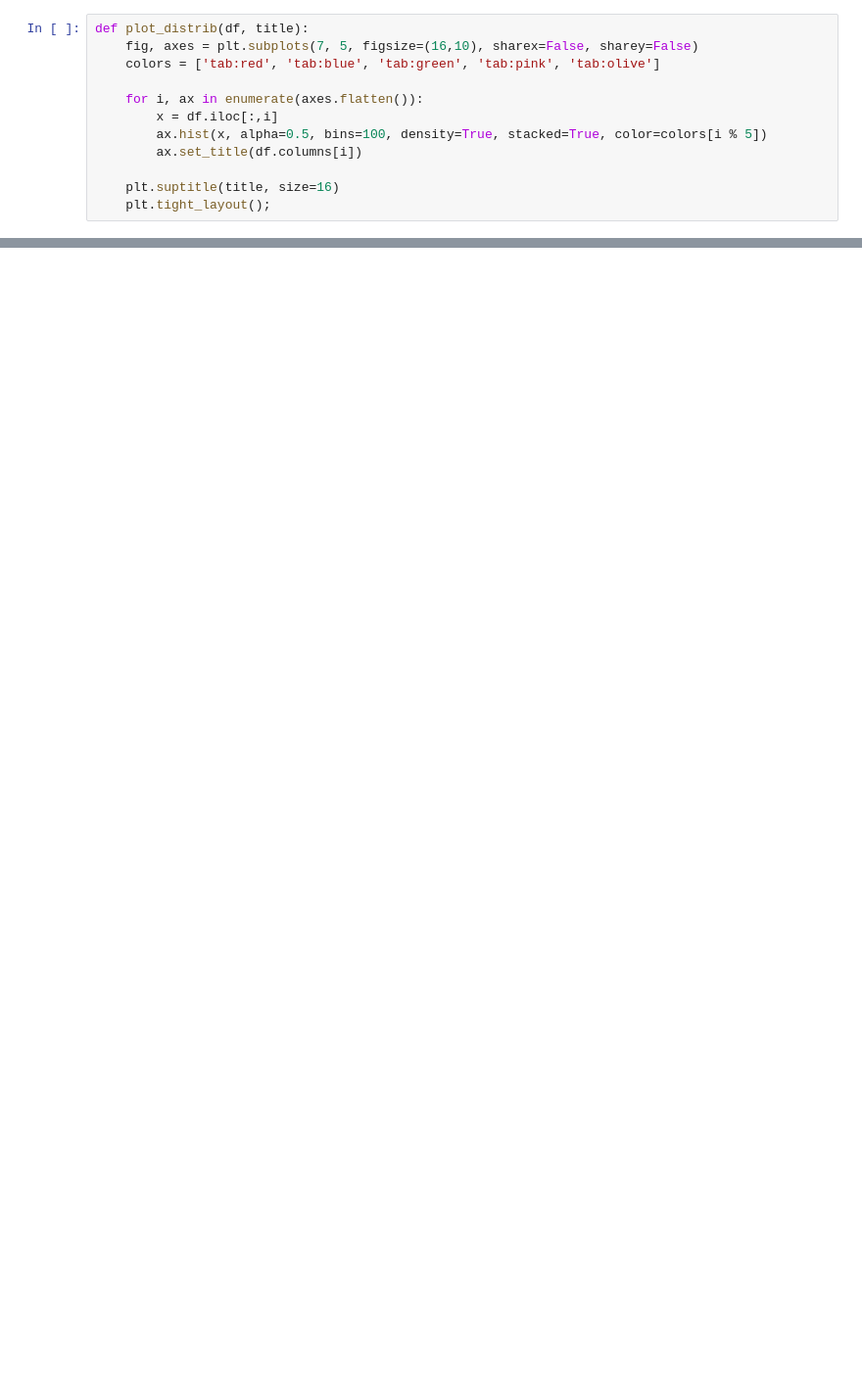
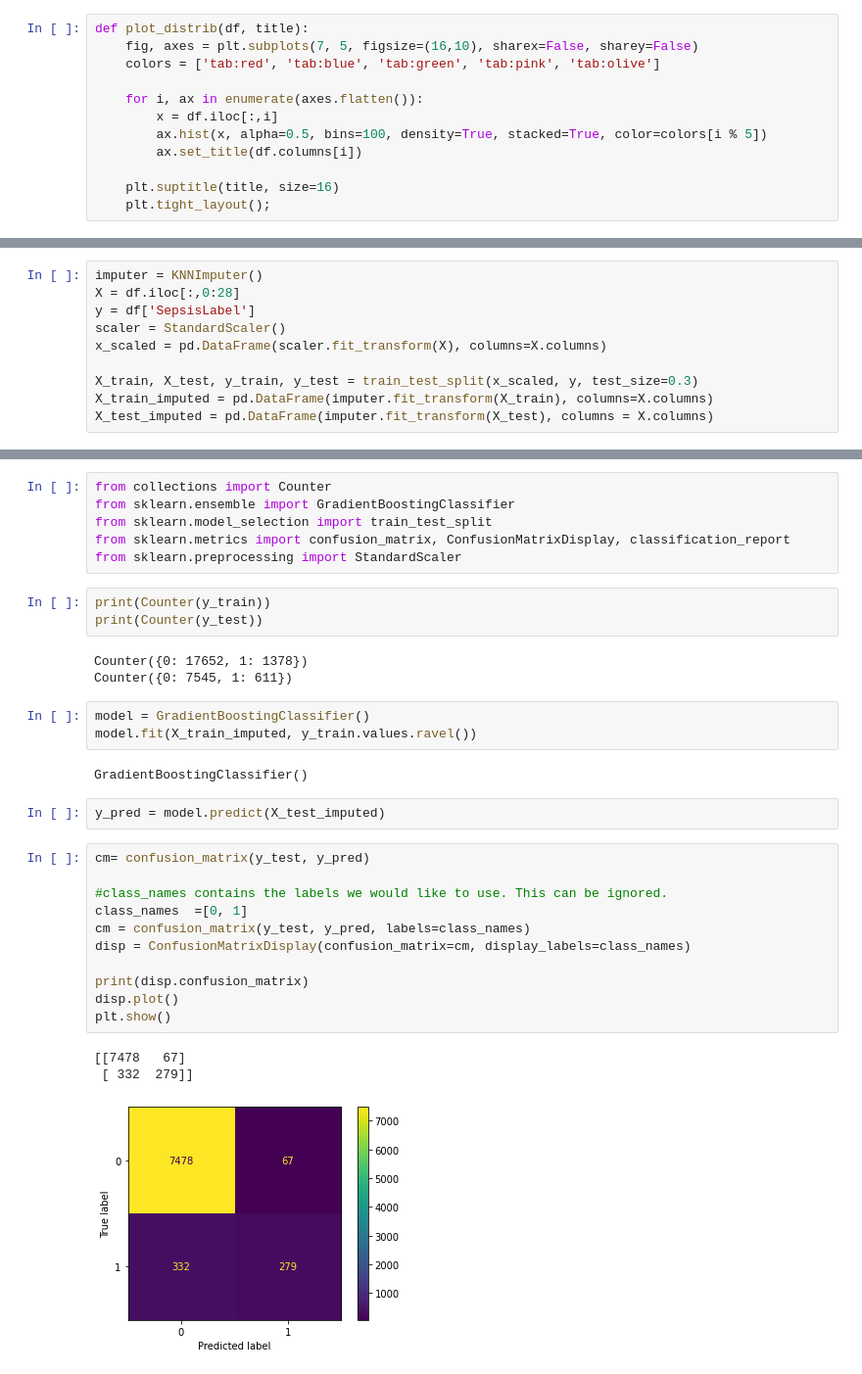
Before and after one commit to eddie8615/ml_bioinfo_hi, a Jupyter notebook: assignment/k21134342_ML_assignment.ipynb, the cells around one changed output, grey strips where cells are left out. Shown: that part at 98% size. Drawn from its saved outputs; the diff is of its cells as text; blank space fills up the shorter version.

```diff
--- a/assignment/k21134342_ML_assignment.ipynb
+++ b/assignment/k21134342_ML_assignment.ipynb
@@ -370,0 +341,10 @@ model = GradientBoostingClassifier()
+# %%
+imputer = KNNImputer()
+X = df.iloc[:,0:28]
+y = df['SepsisLabel']
+scaler = StandardScaler()
+x_scaled = pd.DataFrame(scaler.fit_transform(X), columns=X.columns)
+
+X_train, X_test, y_train, y_test = train_test_split(x_scaled, y, test_size=0.3)
+X_train_imputed = pd.DataFrame(imputer.fit_transform(X_train), columns=X.columns)
+X_test_imputed = pd.DataFrame(imputer.fit_transform(X_test), columns = X.columns)
@@ -370,0 +360,34 @@ model = GradientBoostingClassifier()
+# %%
+from collections import Counter
+from sklearn.ensemble import GradientBoostingClassifier
+from sklearn.model_selection import train_test_split
+from sklearn.metrics import confusion_matrix, ConfusionMatrixDisplay, classification_report
+from sklearn.preprocessing import StandardScaler
+# %%
+print(Counter(y_train))
+print(Counter(y_test))
+# %% [output]
+Counter({0: 17652, 1: 1378})
+Counter({0: 7545, 1: 611})
+# %%
+model = GradientBoostingClassifier()
+model.fit(X_train_imputed, y_train.values.ravel())
+# %% [output]
+GradientBoostingClassifier()
+# %%
+y_pred = model.predict(X_test_imputed)
+# %%
+cm= confusion_matrix(y_test, y_pred)
+
+#class_names contains the labels we would like to use. This can be ignored.
+class_names  =[0, 1]
+cm = confusion_matrix(y_test, y_pred, labels=class_names)
+disp = ConfusionMatrixDisplay(confusion_matrix=cm, display_labels=class_names)
+
+print(disp.confusion_matrix)
+disp.plot()
+plt.show()
+# %% [output]
+[[7478   67]
+ [ 332  279]]
+[figure, added]
```
Also changed, not shown: parts of 29 cells of this notebook, 4 other files.
